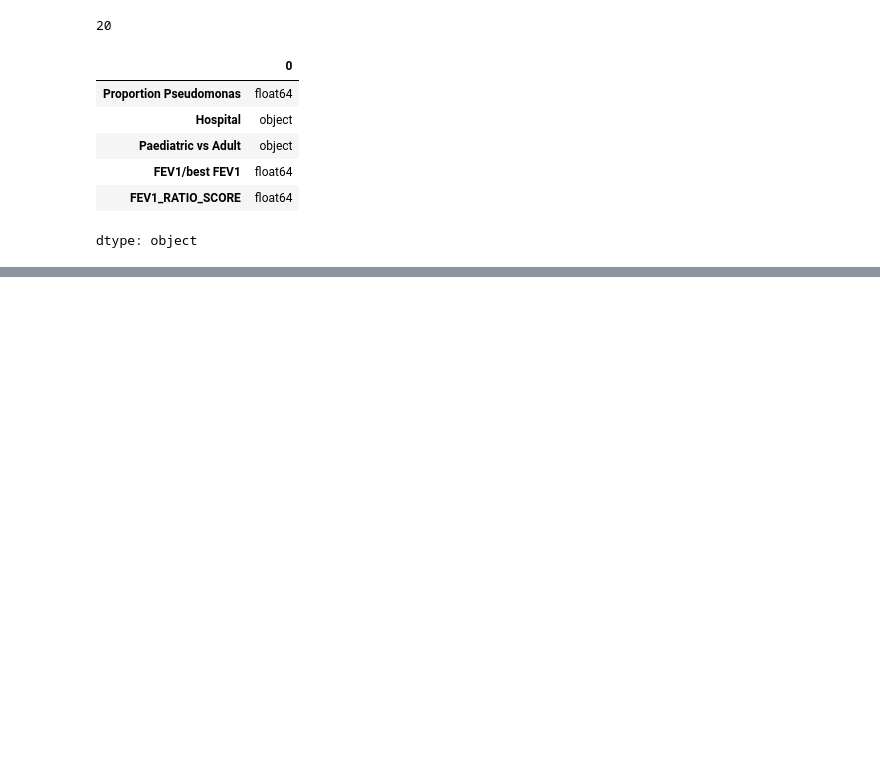
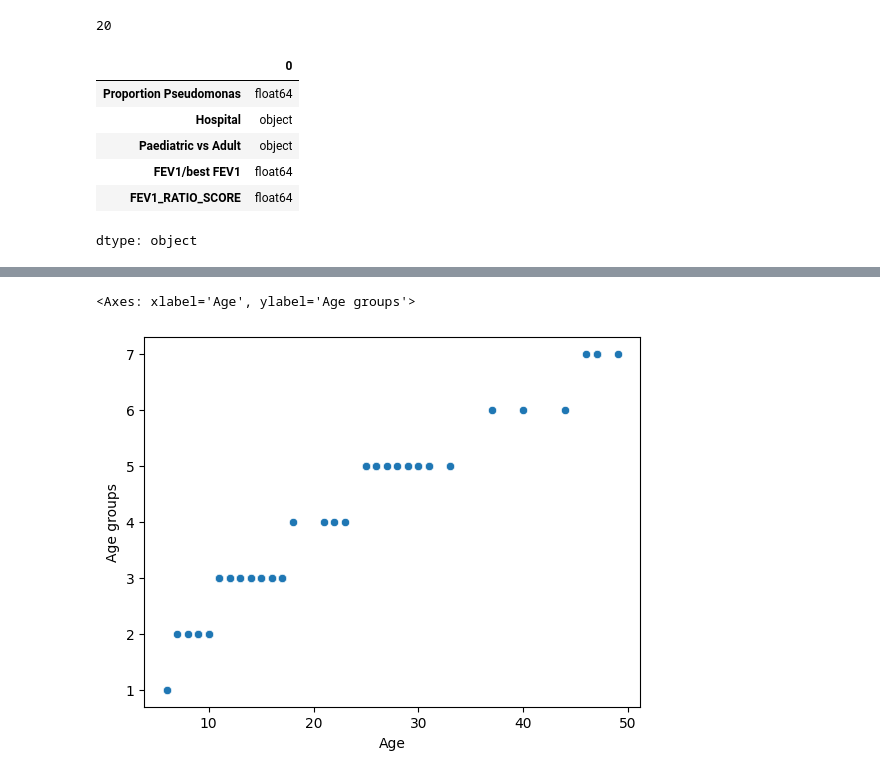
Before and after one commit to linsalrob/CF_2024, a Jupyter notebook: Jupyter/age_and_pathogenicity.ipynb, the cells around one changed output, grey strips where cells are left out. Cells and saved outputs as stored; diff of their text form; code cells hidden in the pictures; blank space fills up the shorter version.

```diff
--- a/Jupyter/age_and_pathogenicity.ipynb
+++ b/Jupyter/age_and_pathogenicity.ipynb
@@ -444,0 +486,5 @@ plt.show()
+# %%
+sns.scatterplot(data=submeta, x='Age', y='Age groups')
+# %% [output]
+<Axes: xlabel='Age', ylabel='Age groups'>
+[figure, added]
```
Also changed, not shown: parts of 10 cells of this notebook.
